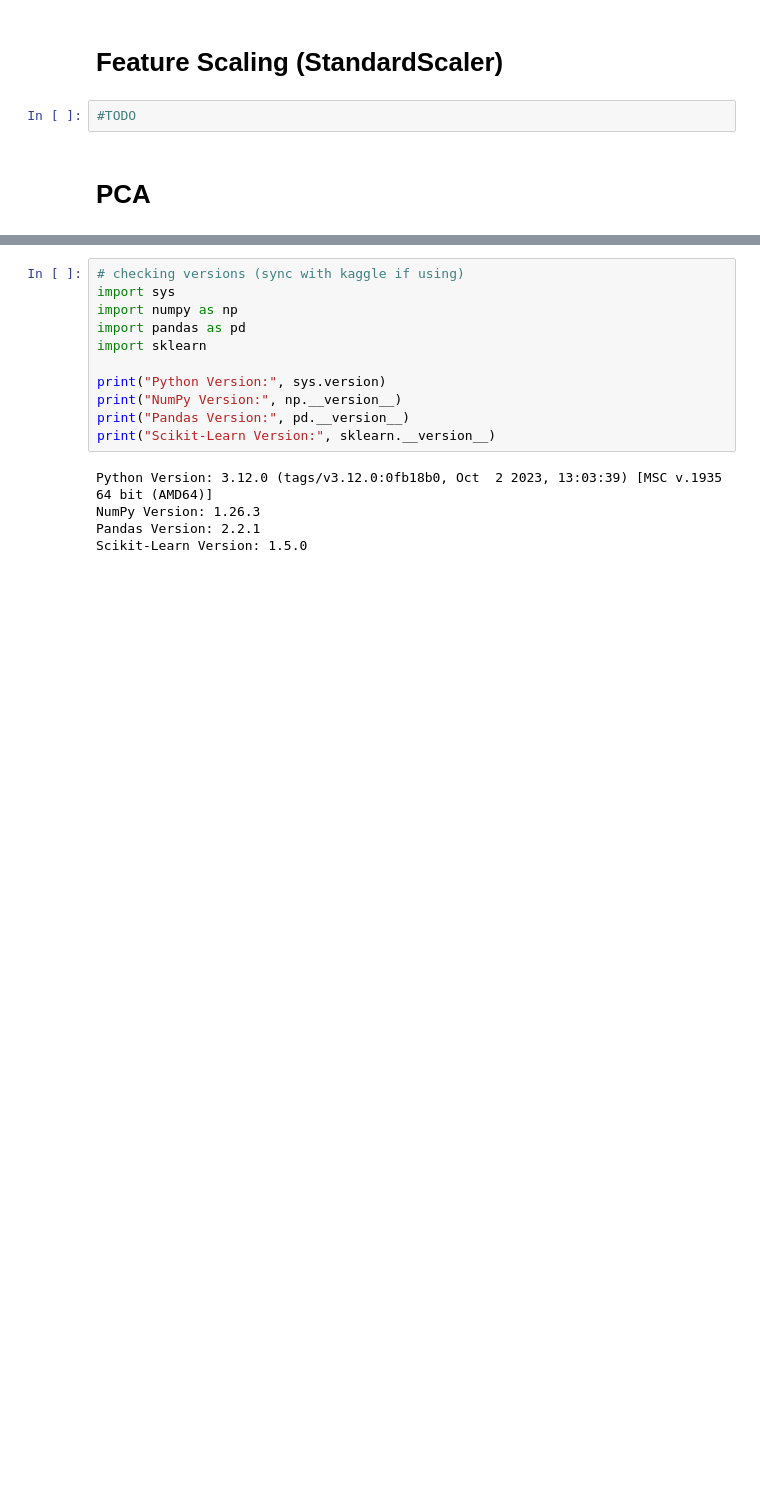
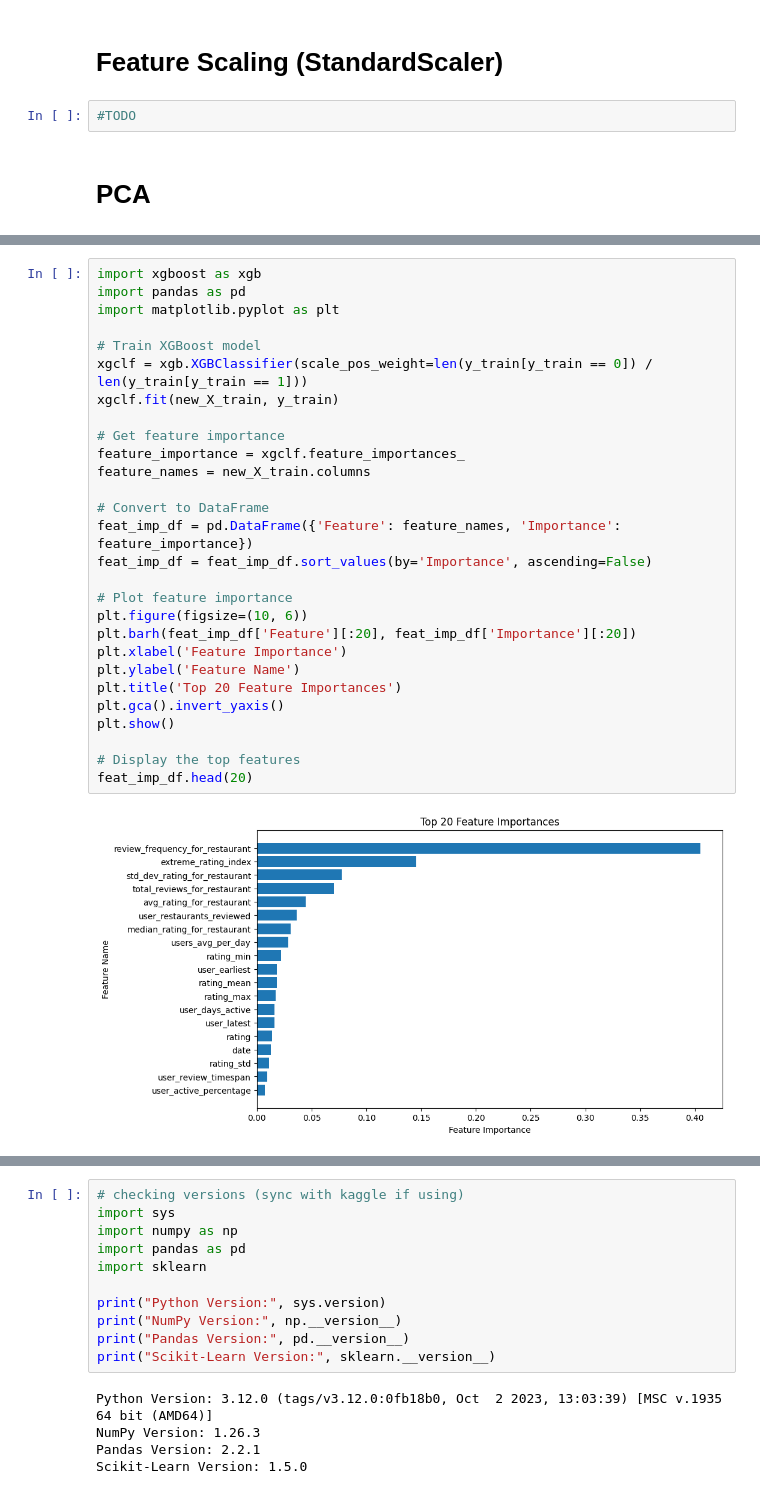
Before and after one commit to ngjocelyn/INF2008_YelpZip, a Jupyter notebook: 0z_contextual/b1_contextualmodel.ipynb, the cells around one changed output, grey strips where cells are left out. Saved outputs shown, nothing was run; the diff lists cells and outputs as text; blank space fills up the shorter version.

```diff
--- a/0z_contextual/b1_contextualmodel.ipynb
+++ b/0z_contextual/b1_contextualmodel.ipynb
@@ -371,0 +437,30 @@ Accuracy: 0.8875
+# %%
+import xgboost as xgb
+import pandas as pd
+import matplotlib.pyplot as plt
+
+# Train XGBoost model
+xgclf = xgb.XGBClassifier(scale_pos_weight=len(y_train[y_train == 0]) / len(y_train[y_train == 1]))
+xgclf.fit(new_X_train, y_train)
+
+# Get feature importance
+feature_importance = xgclf.feature_importances_
+feature_names = new_X_train.columns
+
+# Convert to DataFrame
+feat_imp_df = pd.DataFrame({'Feature': feature_names, 'Importance': feature_importance})
+feat_imp_df = feat_imp_df.sort_values(by='Importance', ascending=False)
+
+# Plot feature importance
+plt.figure(figsize=(10, 6))
+plt.barh(feat_imp_df['Feature'][:20], feat_imp_df['Importance'][:20])
+plt.xlabel('Feature Importance')
+plt.ylabel('Feature Name')
+plt.title('Top 20 Feature Importances')
+plt.gca().invert_yaxis()
+plt.show()
+
+# Display the top features
+feat_imp_df.head(20)
+# %% [output]
+[figure, added]
```
Also changed, not shown: parts of 27 cells of this notebook.
